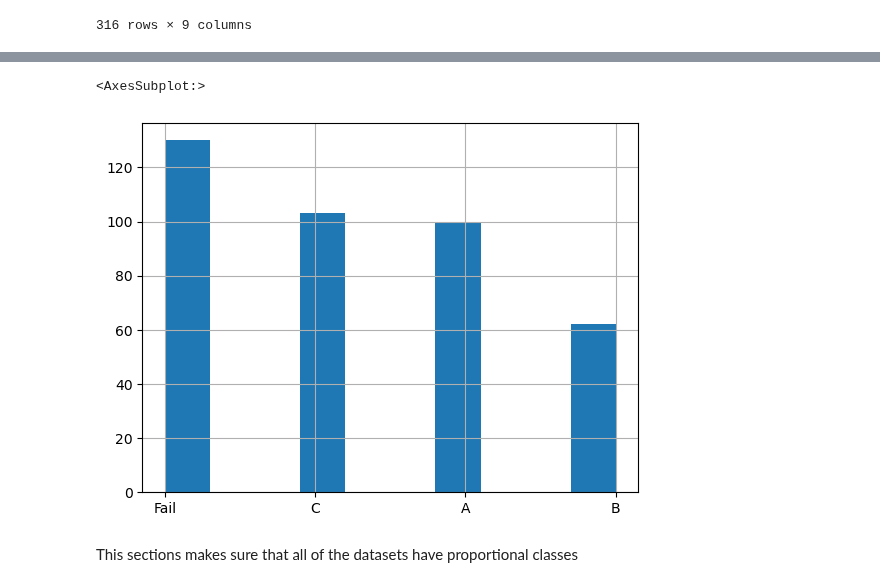
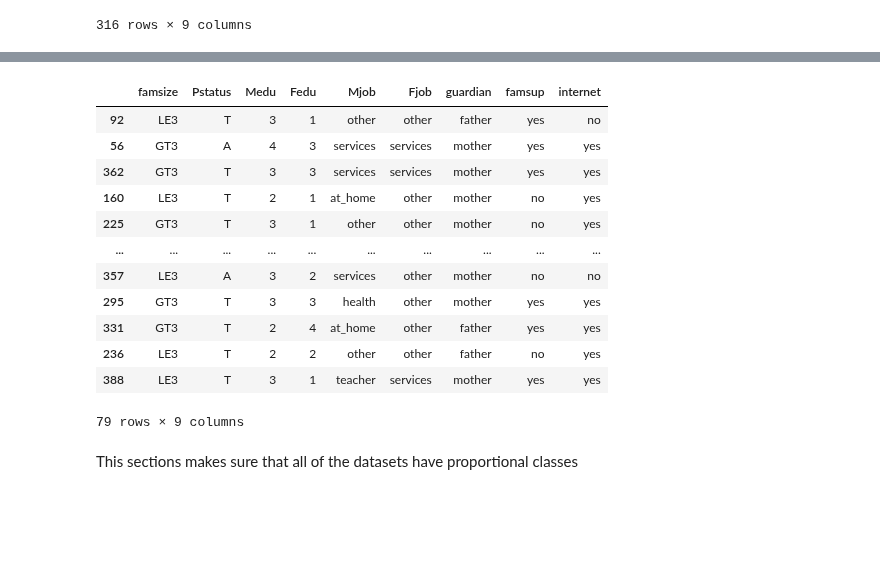
Before and after one commit to romanfen/F21DL-G6, a Jupyter notebook: Student_Performance_Model.ipynb, the cells around one changed output, grey strips where cells are left out. Cells and saved outputs as stored; diff of their text form; code cells hidden in the pictures; blank space fills up the shorter version.

Commit message:
Accuracy Tests Fixed (Dont ask about ROC)

```diff
--- a/Student_Performance_Model.ipynb
+++ b/Student_Performance_Model.ipynb
@@ -284,5 +258,0 @@ Name: G3, dtype: int64
-# %%
-activities_data['G3_cat'].hist()
-# %% [output]
-<AxesSubplot:>
-[figure, removed]
@@ -292,3 +259,19 @@ activities_data['G3_cat'].hist()
+# %%
+family_test
+# %% [output]
+|  | famsize | Pstatus | Medu | Fedu | Mjob | Fjob | guardian | famsup | internet |
+| 92 | LE3 | T | 3 | 1 | other | other | father | yes | no |
+| 56 | GT3 | A | 4 | 3 | services | services | mother | yes | yes |
+| 362 | GT3 | T | 3 | 3 | services | services | mother | yes | yes |
+| 160 | LE3 | T | 2 | 1 | at_home | other | mother | no | yes |
+| 225 | GT3 | T | 3 | 1 | other | other | mother | no | yes |
+| ... | ... | ... | ... | ... | ... | ... | ... | ... | ... |
+| 357 | LE3 | A | 3 | 2 | services | other | mother | no | no |
+| 295 | GT3 | T | 3 | 3 | health | other | mother | yes | yes |
+| 331 | GT3 | T | 2 | 4 | at_home | other | father | yes | yes |
+| 236 | LE3 | T | 2 | 2 | other | other | father | no | yes |
+| 388 | LE3 | T | 3 | 1 | teacher | services | mother | yes | yes |
+79 rows × 9 columns
 # %% [markdown]
 This sections makes sure that all of the datasets have proportional classes
 # %% [markdown]
```
Also changed, not shown: parts of 15 cells of this notebook.
